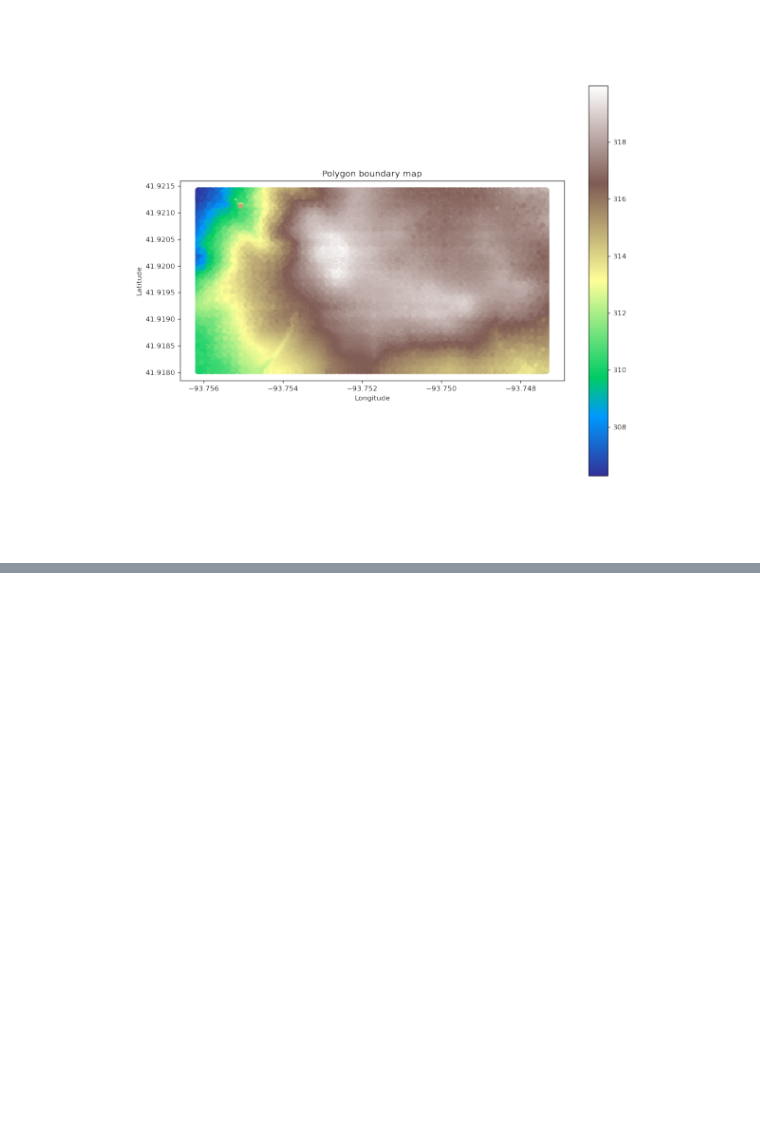
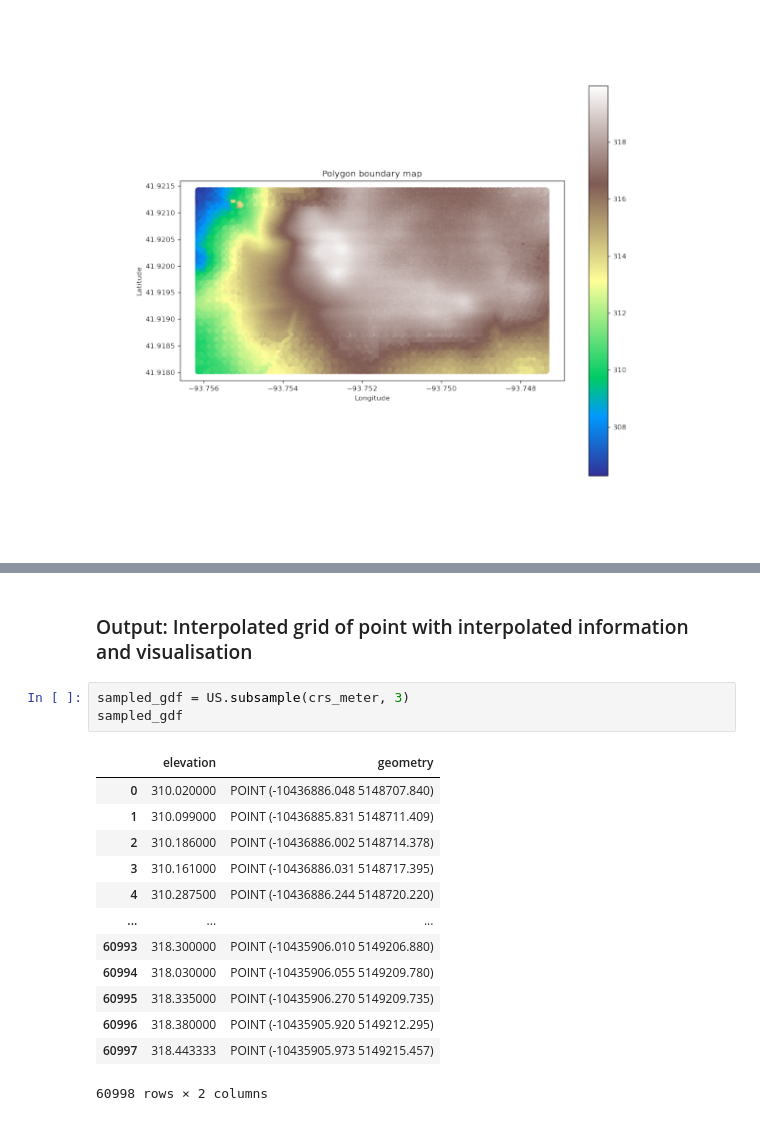
Before and after one commit to sel6/USGS-LIDAR, a Jupyter notebook: notebooks/demo.ipynb, the cells around one changed output, grey strips where cells are left out. Drawn from its saved outputs; the diff is of its cells as text; blank space fills up the shorter version.

```diff
--- a/notebooks/demo.ipynb
+++ b/notebooks/demo.ipynb
@@ -88,0 +112,19 @@ US.load_heatmap(heatmap_path)
+# %% [markdown]
+### Output: Interpolated grid of point with interpolated information and visualisation
+# %%
+sampled_gdf = US.subsample(crs_meter, 3)
+sampled_gdf
+# %% [output]
+|  | elevation | geometry |
+| 0 | 310.020000 | POINT (-10436886.048 5148707.840) |
+| 1 | 310.099000 | POINT (-10436885.831 5148711.409) |
+| 2 | 310.186000 | POINT (-10436886.002 5148714.378) |
+| 3 | 310.161000 | POINT (-10436886.031 5148717.395) |
+| 4 | 310.287500 | POINT (-10436886.244 5148720.220) |
+| ... | ... | ... |
+| 60993 | 318.300000 | POINT (-10435906.010 5149206.880) |
+| 60994 | 318.030000 | POINT (-10435906.055 5149209.780) |
+| 60995 | 318.335000 | POINT (-10435906.270 5149209.735) |
+| 60996 | 318.380000 | POINT (-10435905.920 5149212.295) |
+| 60997 | 318.443333 | POINT (-10435905.973 5149215.457) |
+60998 rows × 2 columns
```
Also changed, not shown: parts of 7 cells of this notebook.
